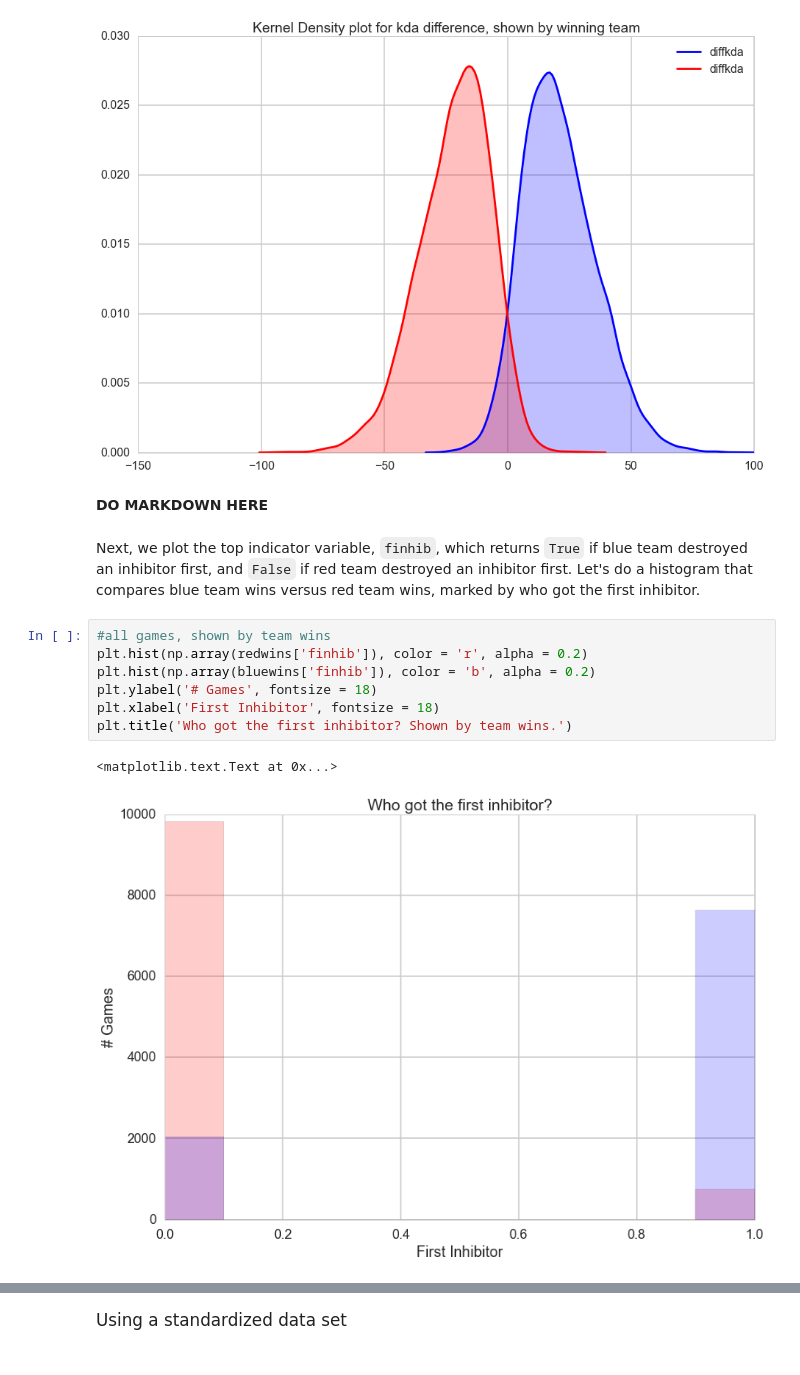
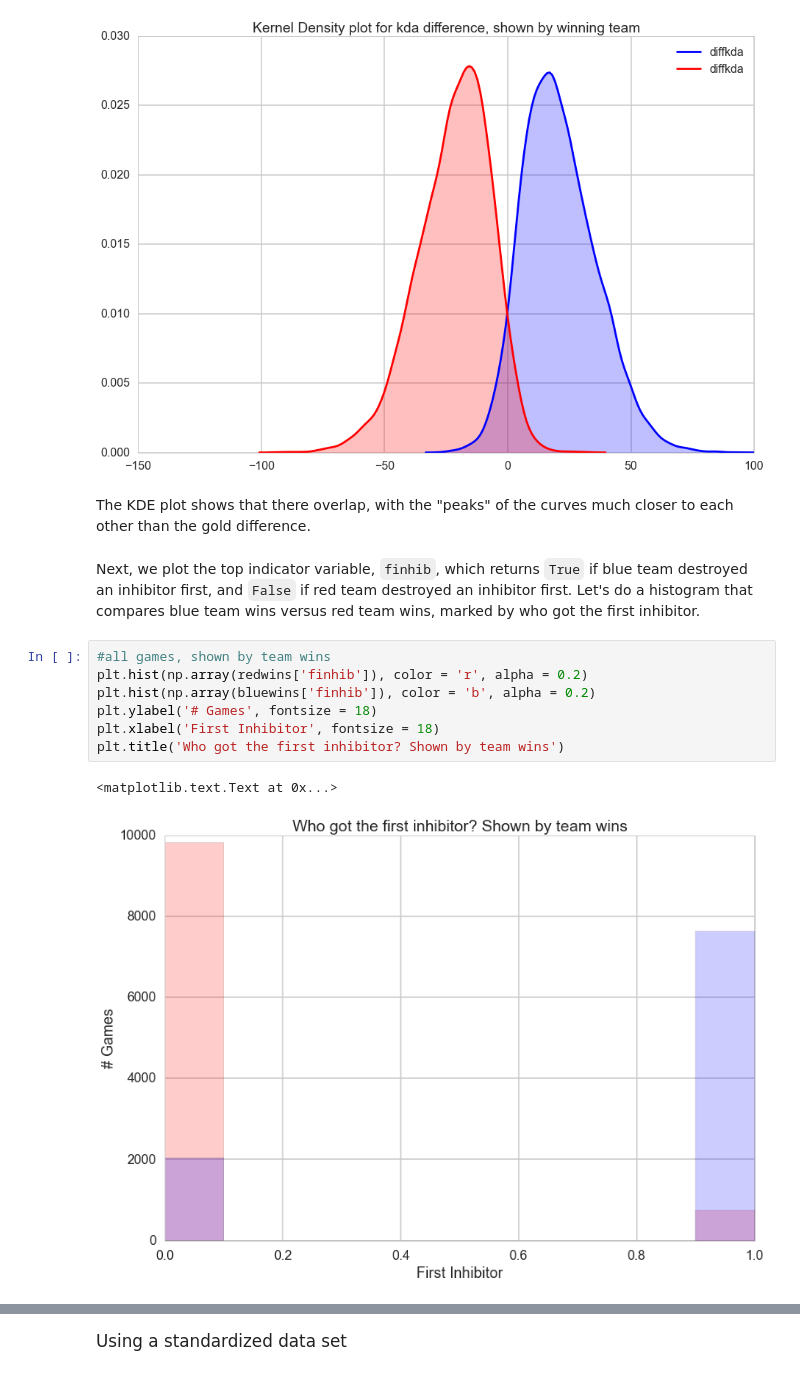
Before and after one commit to bchang823/109final, a Jupyter notebook: leorandomforestwmarkdown.ipynb, the cells around one changed output, grey strips where cells are left out. Drawn from its saved outputs; the diff is of its cells as text.

Commit message:
first part random forest

```diff
--- a/leorandomforestwmarkdown.ipynb
+++ b/leorandomforestwmarkdown.ipynb
@@ -274,17 +276,17 @@ ax1.set_title("Kernel Density plot for kda difference, shown by winning team")
 # %% [output]
 <matplotlib.text.Text at 0x...>
 [figure]
-# %% [markdown]
-**DO MARKDOWN HERE**
+# %% [markdown]
+The KDE plot shows that there overlap, with the "peaks" of the curves much closer to each other than the gold difference.
 # %% [markdown]
 Next, we plot the top indicator variable, `finhib`, which returns `True` if blue team destroyed an inhibitor first, and `False` if red team destroyed an inhibitor first. Let's do a histogram that compares blue team wins versus red team wins, marked by who got the first inhibitor.
 # %%
 #all games, shown by team wins
 plt.hist(np.array(redwins['finhib']), color = 'r', alpha = 0.2)
 plt.hist(np.array(bluewins['finhib']), color = 'b', alpha = 0.2)
 plt.ylabel('# Games', fontsize = 18)
 plt.xlabel('First Inhibitor', fontsize = 18)
-plt.title('Who got the first inhibitor? Shown by team wins.')
+plt.title('Who got the first inhibitor? Shown by team wins')
 # %% [output]
 <matplotlib.text.Text at 0x...>
-[figure, old version]
+[figure, new version]
```
Also changed, not shown: parts of 23 cells of this notebook.
